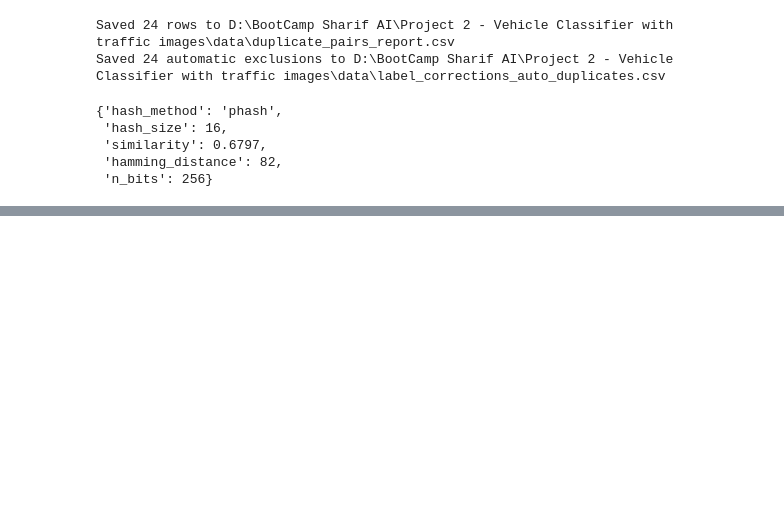
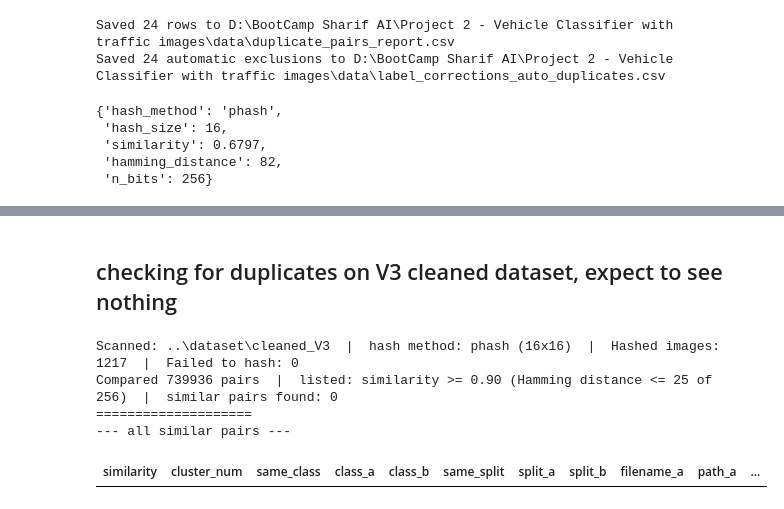
Before and after one commit to arzxii1998-ai/Project-2---Vehicle-Classifier-with-traffic-images, a Jupyter notebook: notebooks/01_dataset_exploration.ipynb, the cells around one changed output, grey strips where cells are left out. Cells and saved outputs as stored; diff of their text form; code cells hidden in the pictures; blank space fills up the shorter version.

Commit message:
cleaned datasets created.

```diff
--- a/notebooks/01_dataset_exploration.ipynb
+++ b/notebooks/01_dataset_exploration.ipynb
@@ -305,0 +335,29 @@ Saved 24 automatic exclusions to D:\BootCamp Sharif AI\Project 2 - Vehicle Class
+# %% [markdown]
+## checking for duplicates on V3 cleaned dataset, expect to see nothing
+# %%
+from IPython.display import HTML, display
+from vehicle_classifier import duplicate_detection as dd
+
+THRESHOLD = 0.9
+
+hashed = dd.compute_phashes(dataset_dir='../dataset/cleaned_V3',hash_method = "phash" )
+report = dd.build_duplicate_report(hashed, similarity_threshold=THRESHOLD)
+
+print('='*20)
+print('--- all similar pairs ---')
+display(HTML(dd.table_to_html(report)))
+
+# dd.save_duplicate_report(report)
+# dd.save_label_corrections(report)
+
+# dd.compare_images(
+#     r"dataset\raw\train\autobus\216664450.jpg",
+#     r"dataset\raw\train\autobus\216802875.jpg",
+#     hash_method="phash",   # "ahash" | "phash" | "dhash" | "whash"
+# )
+# %% [output]
+Scanned: ..\dataset\cleaned_V3  |  hash method: phash (16x16)  |  Hashed images: 1217  |  Failed to hash: 0
+Compared 739936 pairs  |  listed: similarity >= 0.90 (Hamming distance <= 25 of 256)  |  similar pairs found: 0
+====================
+--- all similar pairs ---
+| similarity | cluster_num | same_class | class_a | class_b | same_split | split_a | split_b | filename_a | path_a | ... |
```
Also changed, not shown: parts of 5 cells of this notebook.
